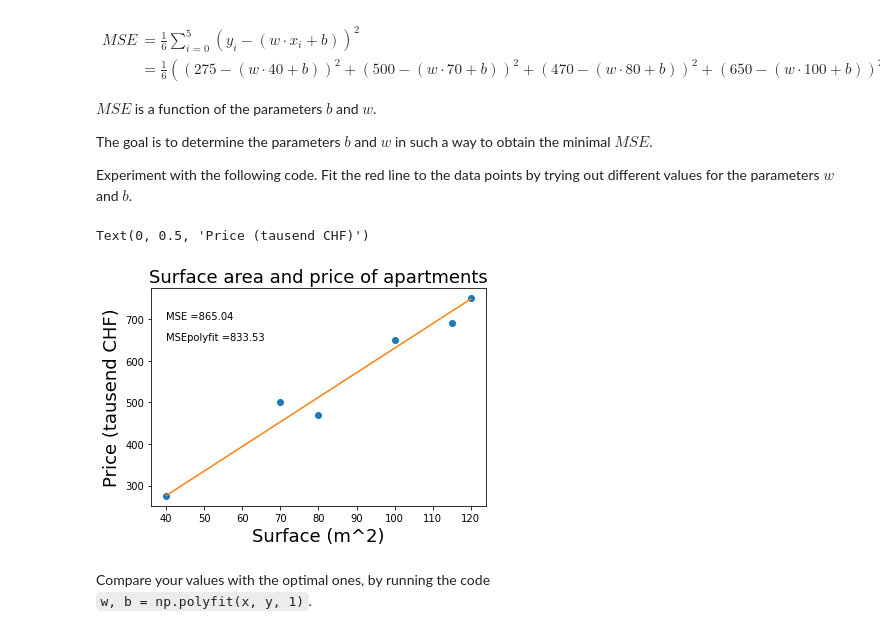
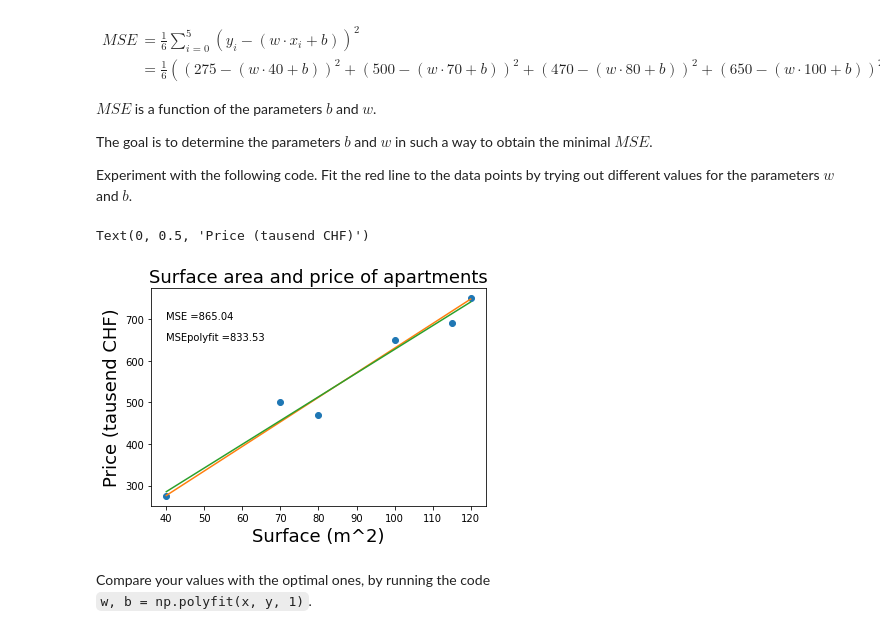
Before and after one commit to wtvaga/github-slideshow, a Jupyter notebook: Introduction.ipynb, the cells around one changed output. Cells and saved outputs as stored; diff of their text form; code cells hidden in the pictures.

```diff
--- a/Introduction.ipynb
+++ b/Introduction.ipynb
@@ -95,33 +95,34 @@ Experiment with the following code. Fit the red line to the data points by tryin
 # %%
 import matplotlib.pyplot as plt
 import numpy as np
 
 # 300 random samples
 x = np.array([40, 70, 80, 100, 115, 120])
 y = np.array([275, 500, 470, 650, 690, 750])
 
 plt.plot(x, y, 'o') #scatter plot of data points
 
 w = 5.9 # change this value
 b = 40 # change this value
 
 plt.plot(x, b + w*x) #add line of best fit
 
 MSE = np.mean((y-(b + w*x))**2)
 
 # MSE of poyfit
 w, b = np.polyfit(x, y, 1)
 MSEpolyfit = np.mean((y-(b + w*x))**2)
+plt.plot(x, b + w*x)
 
 # legend, title, and labels.
 plt.text(40,700, f"MSE ={MSE:.2f}")
 plt.text(40,650, f"MSEpolyfit ={MSEpolyfit:.2f}")
 plt.title('Surface area and price of apartments', size=18)
 plt.xlabel('Surface (m^2)', size=18)
 plt.ylabel('Price (tausend CHF)', size=18)
 # %% [output]
 Text(0, 0.5, 'Price (tausend CHF)')
-[figure, old version]
+[figure, new version]
 # %% [markdown]
 Compare your values with the optimal ones, by running the code<br>
 `w, b = np.polyfit(x, y, 1)`.
```
